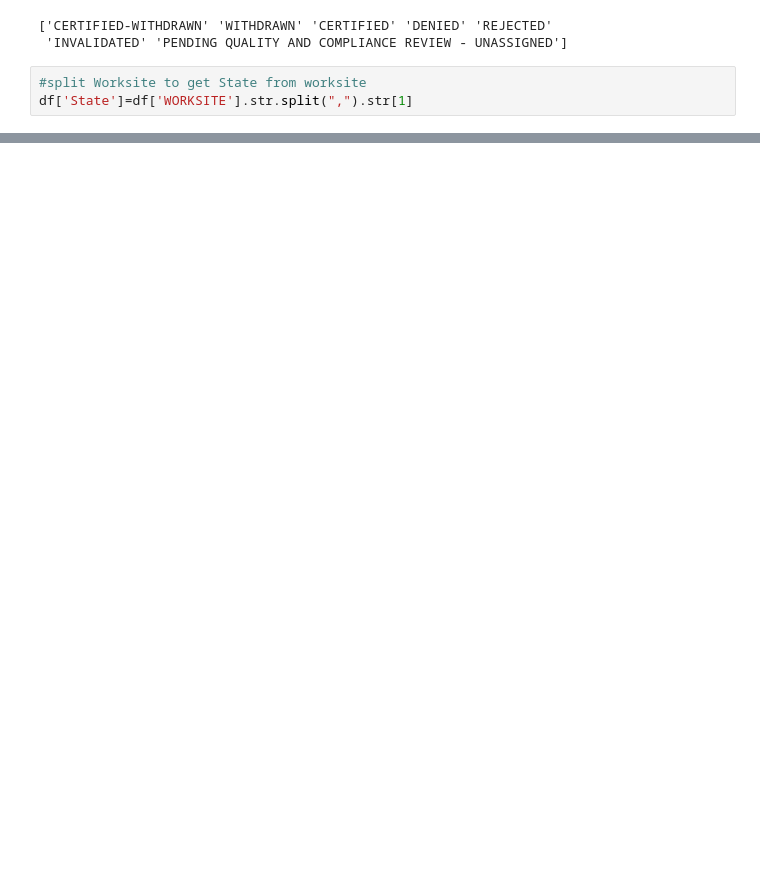
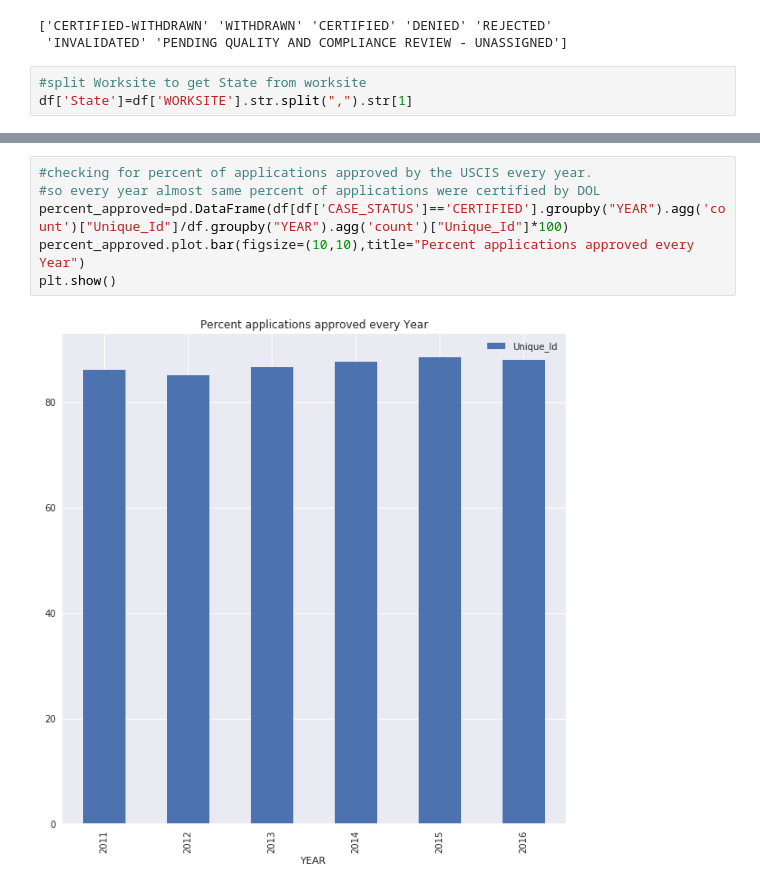
Before and after one commit to tsharmagw/PracticeProject, a Jupyter notebook: H-1B_Petition_analysis/H-1B_petitionAnalysis.ipynb, the cells around one changed output, grey strips where cells are left out. Cells and saved outputs as stored; diff of their text form; blank space fills up the shorter version.

```diff
--- a/H-1B_Petition_analysis/H-1B_petitionAnalysis.ipynb
+++ b/H-1B_Petition_analysis/H-1B_petitionAnalysis.ipynb
@@ -71,0 +85,8 @@ plt.show()
+# %%
+#checking for percent of applications approved by the USCIS every year.
+#so every year almost same percent of applications were certified by DOL
+percent_approved=pd.DataFrame(df[df['CASE_STATUS']=='CERTIFIED'].groupby("YEAR").agg('count')["Unique_Id"]/df.groupby("YEAR").agg('count')["Unique_Id"]*100)
+percent_approved.plot.bar(figsize=(10,10),title="Percent applications approved every Year")
+plt.show()
+# %% [output]
+[figure, added]
```
Also changed, not shown: parts of 7 cells of this notebook.
